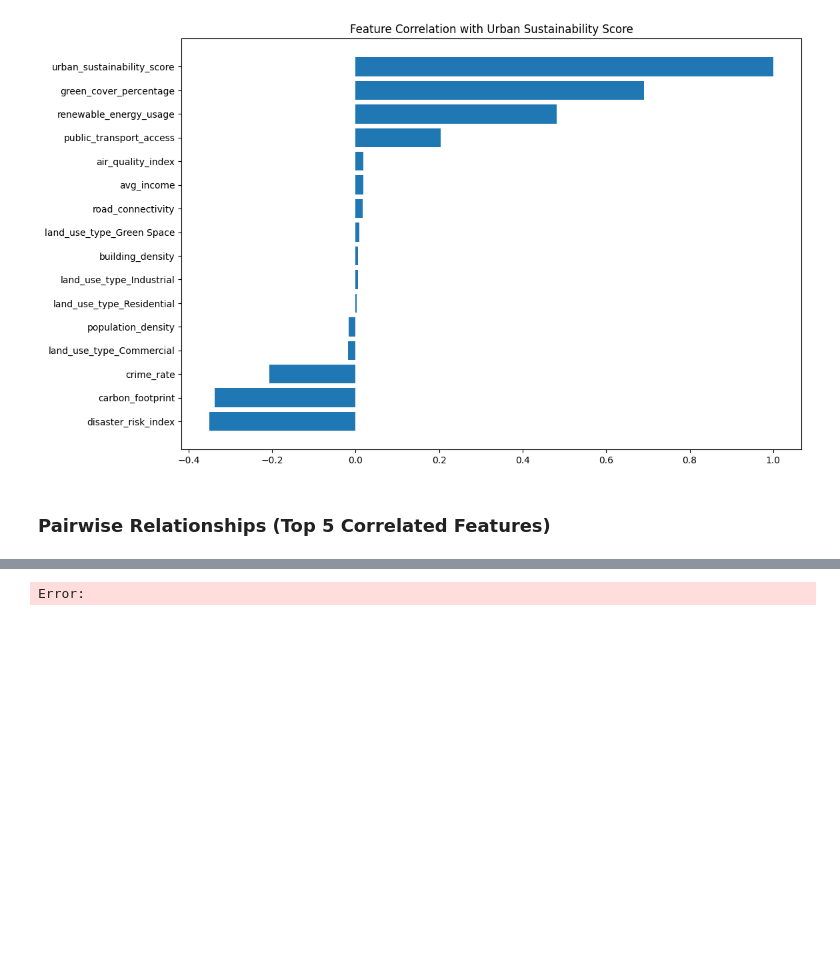
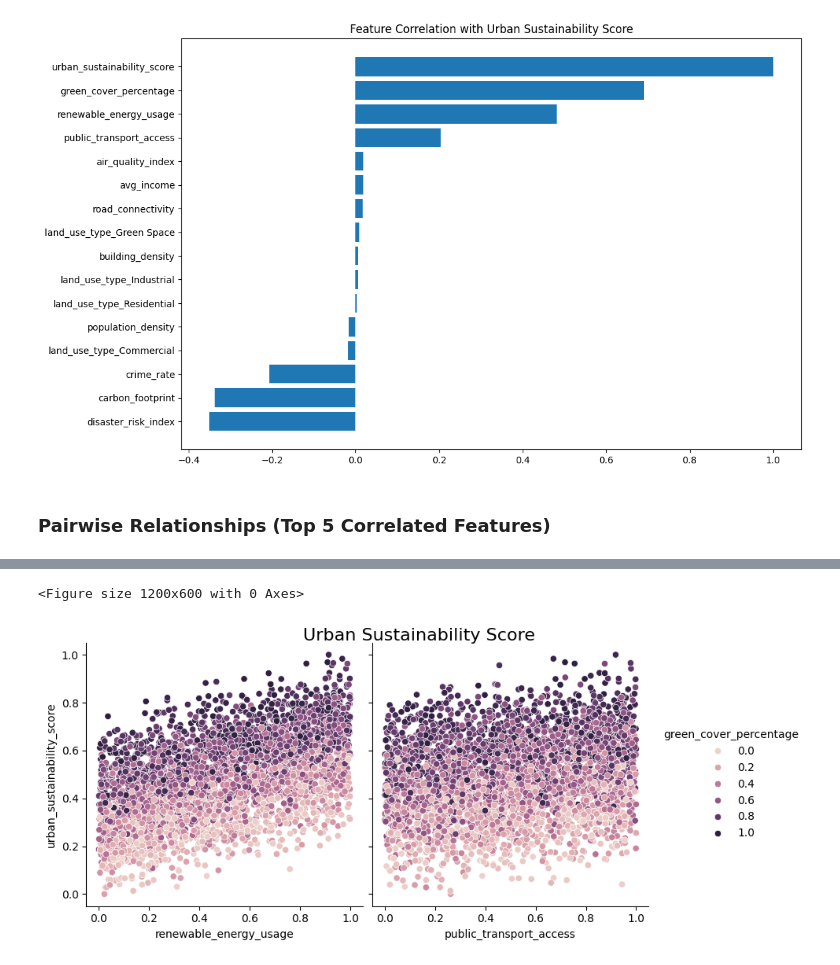
Before and after one commit to skokhan/FDDCitiesofTomorrow, a Jupyter notebook: Notebook/urban_planning_notebook.ipynb, the cells around one changed output, grey strips where cells are left out. Saved outputs shown, nothing was run; the diff lists cells and outputs as text; code cells hidden in the pictures; blank space fills up the shorter version.

```diff
--- a/Notebook/urban_planning_notebook.ipynb
+++ b/Notebook/urban_planning_notebook.ipynb
@@ -279,7 +292,8 @@ plt.show()
 # %%
 plt.figure(figsize=(12, 6))
-sns.pairplot(df, x_vars=target_corr.index[1:6], y_vars=df['crime_rate'], height=4, aspect=1)
-plt.suptitle("Top 5 Features vs Urban Sustainability Score", y=1.02, fontsize=16)
+sns.pairplot(df, x_vars=target_corr.index[2:4], y_vars=target, height=4, aspect=1, hue="green_cover_percentage")
+plt.suptitle("Urban Sustainability Score", y=1.02, fontsize=16)
 plt.show()
 # %% [output]
-Error:
+<Figure size 1200x600 with 0 Axes>
+[figure, added]
```
Also changed, not shown: parts of 3 cells of this notebook.
